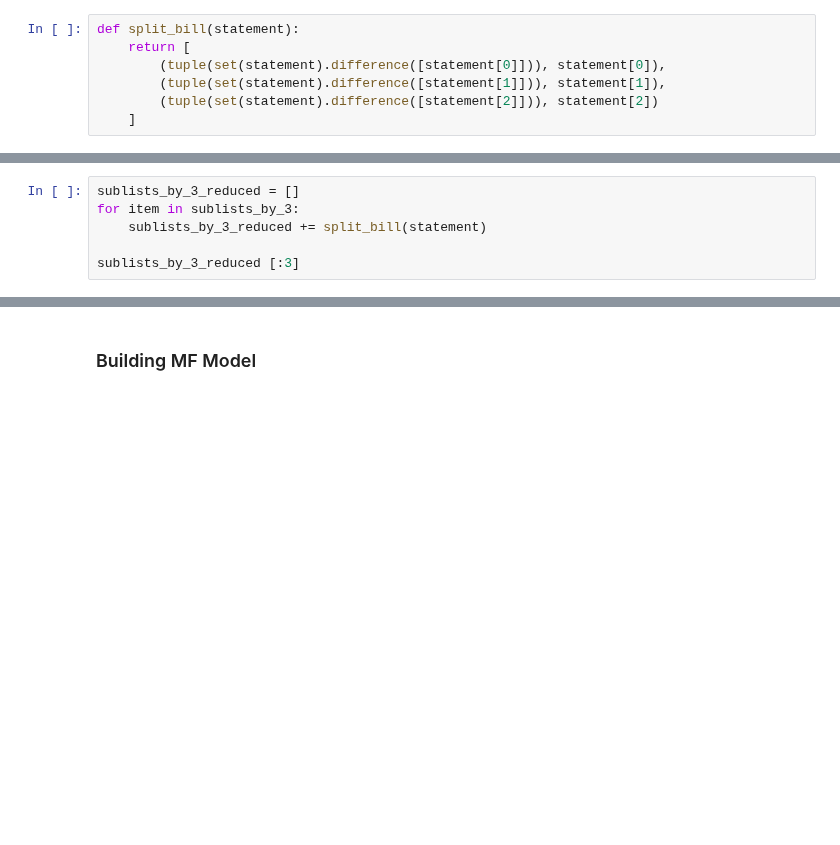
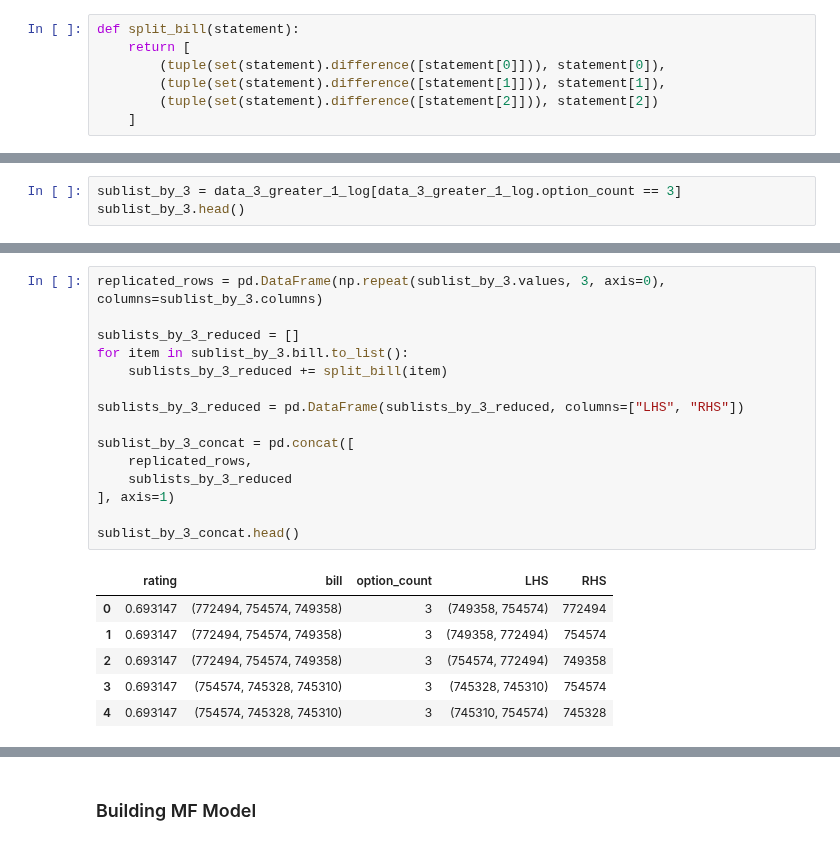
Before and after one commit to melihkacaman/Option-Matrix-Factorization, a Jupyter notebook: notebooks/03. Model Creation.ipynb, the cells around one changed output, grey strips where cells are left out. Drawn from its saved outputs; the diff is of its cells as text; blank space fills up the shorter version.

```diff
--- a/notebooks/03. Model Creation.ipynb
+++ b/notebooks/03. Model Creation.ipynb
@@ -215,6 +198,0 @@ split_bill(statement)
-# %%
-sublists_by_3_reduced = []
-for item in sublists_by_3:
-    sublists_by_3_reduced += split_bill(statement)
-
-sublists_by_3_reduced [:3]
@@ -248,0 +224,3 @@ dataset_combined_MF.tail()
+# %%
+sublist_by_3 = data_3_greater_1_log[data_3_greater_1_log.option_count == 3]
+sublist_by_3.head()
@@ -248,0 +234,22 @@ dataset_combined_MF.tail()
+# %%
+replicated_rows = pd.DataFrame(np.repeat(sublist_by_3.values, 3, axis=0), columns=sublist_by_3.columns)
+
+sublists_by_3_reduced = []
+for item in sublist_by_3.bill.to_list():
+    sublists_by_3_reduced += split_bill(item)
+
+sublists_by_3_reduced = pd.DataFrame(sublists_by_3_reduced, columns=["LHS", "RHS"])
+
+sublist_by_3_concat = pd.concat([
+    replicated_rows,
+    sublists_by_3_reduced
+], axis=1)
+
+sublist_by_3_concat.head()
+# %% [output]
+|  | rating | bill | option_count | LHS | RHS |
+| 0 | 0.693147 | (772494, 754574, 749358) | 3 | (749358, 754574) | 772494 |
+| 1 | 0.693147 | (772494, 754574, 749358) | 3 | (749358, 772494) | 754574 |
+| 2 | 0.693147 | (772494, 754574, 749358) | 3 | (754574, 772494) | 749358 |
+| 3 | 0.693147 | (754574, 745328, 745310) | 3 | (745328, 745310) | 754574 |
+| 4 | 0.693147 | (754574, 745328, 745310) | 3 | (745310, 754574) | 745328 |
```
Also changed, not shown: parts of 25 cells of this notebook.
